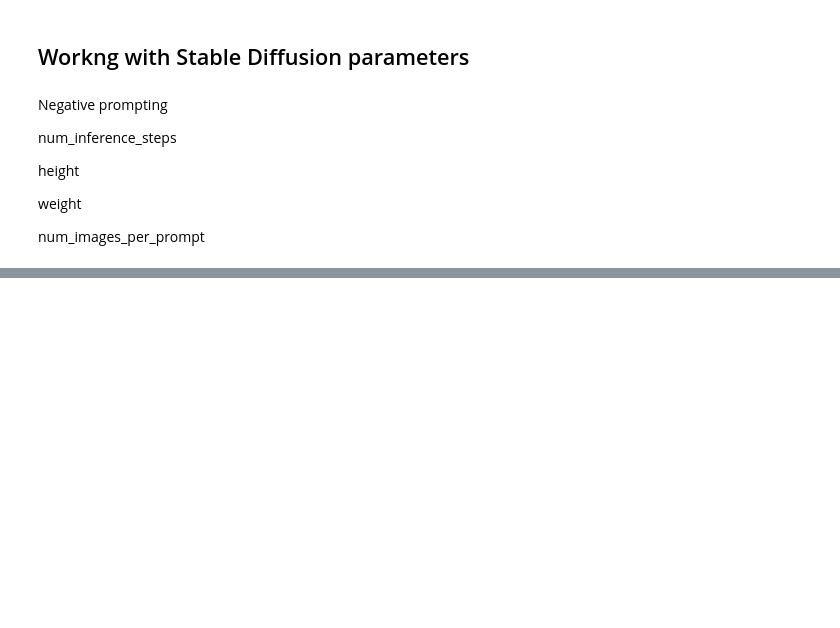
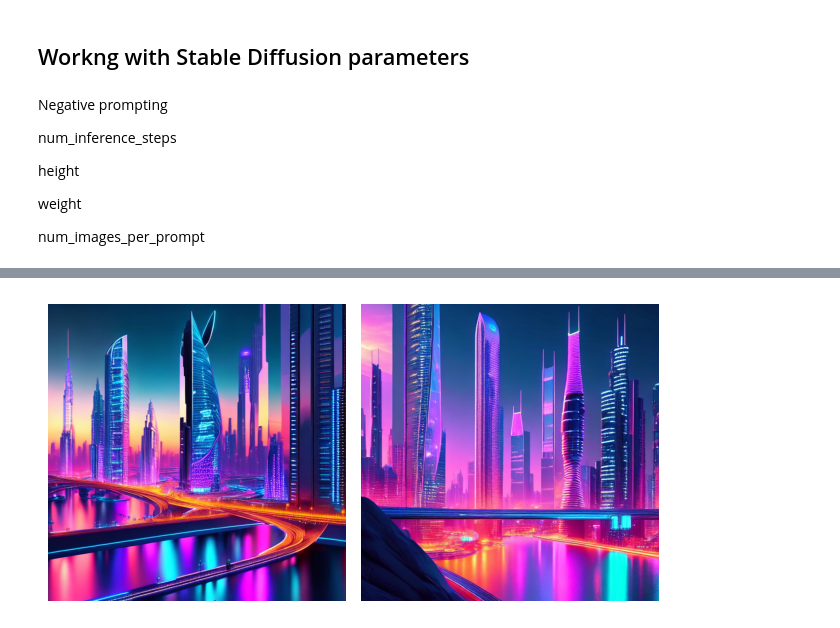
Before and after one commit to GENTLEW1ND/LearningGenAi, a Jupyter notebook: Text_to_image_generation_with_LLM_with_hugging_face.ipynb, the cells around one changed output, grey strips where cells are left out. Drawn from its saved outputs; the diff is of its cells as text; code cells hidden in the pictures; blank space fills up the shorter version.

```diff
--- a/Text_to_image_generation_with_LLM_with_hugging_face.ipynb
+++ b/Text_to_image_generation_with_LLM_with_hugging_face.ipynb
@@ -103,0 +123,6 @@ generate_image(pipe, prompt, params)
+# %%
+#Negative prompt
+params = {'num_inference_steps':100, 'num_images_per_prompt':2, 'negative_prompt':'ugly, distorted, low quality'}
+generate_image(pipe, prompt, params)
+# %% [output]
+[figure, added]
```
Also changed, not shown: parts of 6 cells of this notebook.
